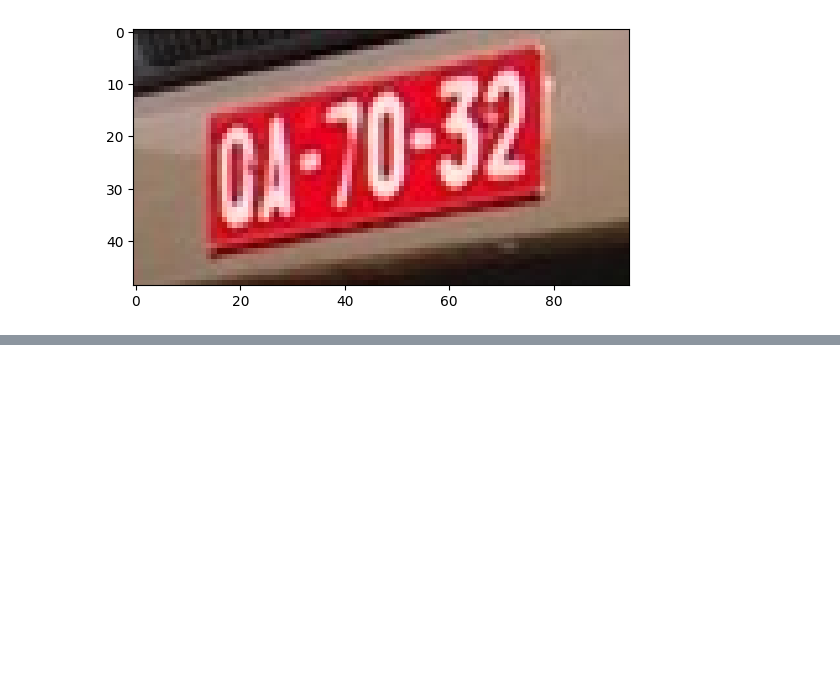
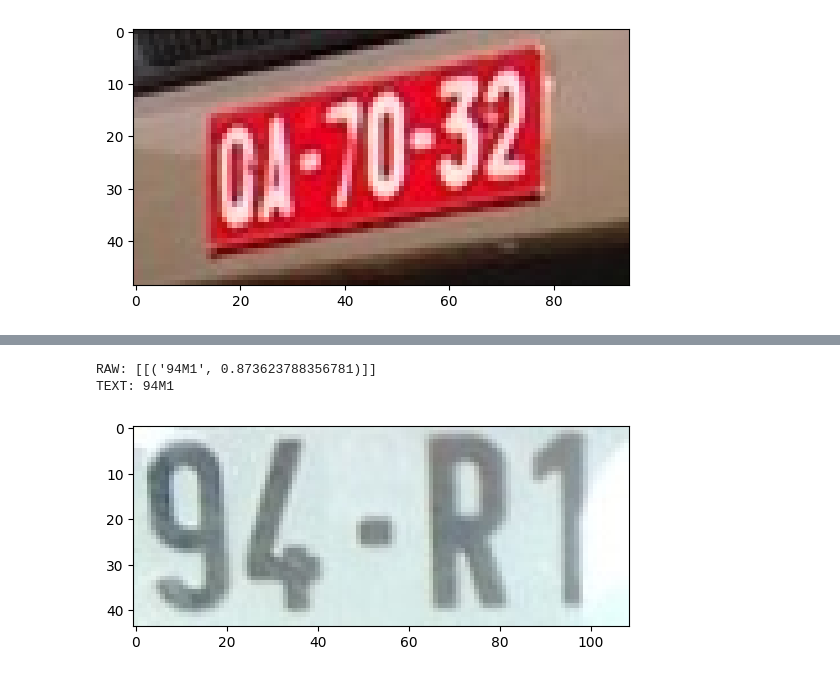
Before and after one commit to LucPac/Edge_AI_for_Vehicle_Monitoring, a Jupyter notebook: experiments/runs/runCRNN_paddle_scratch_mv3large_none_bilstm_ctc.ipynb, the cells around one changed output, grey strips where cells are left out. Cells and saved outputs as stored; diff of their text form; code cells hidden in the pictures; blank space fills up the shorter version.

Commit message:
update run mv3large

```diff
--- a/experiments/runs/runCRNN_paddle_scratch_mv3large_none_bilstm_ctc.ipynb
+++ b/experiments/runs/runCRNN_paddle_scratch_mv3large_none_bilstm_ctc.ipynb
@@ -148,0 +153,37 @@ TEXT: 0A7032
+# %%
+from paddleocr import PaddleOCR
+import matplotlib.pyplot as plt
+from PIL import Image
+
+IMG_PATH_mv3 = "experiments/runs/img_runs/plate_09982_1.jpg"
+MODEL_DIR_mv3 = "experiments/models/crnn/trainCRNN_paddle_scratch_mv3large_none_bilstm_ctc/export_model"
+DICT_DIR_mv3 = "experiments/models/crnn/trainCRNN_paddle_scratch_mv3large_none_bilstm_ctc/plate_dict.txt"
+
+ocr_mv3 = PaddleOCR(
+    det=False,
+    cls=False,
+    rec_model_dir=MODEL_DIR_mv3,
+    rec_char_dict_path=DICT_DIR_mv3,
+    #ocr_version="PP-OCRv3",
+    #lang="latin",
+    rec_algorithm="CRNN",
+    use_space_char=False,
+    enable_mkldnn=False,
+    rec_image_shape="3, 32, 320",
+    use_angle_cls=False,
+    use_gpu=False,
+    show_log=False
+)
+
+result = ocr_mv3.ocr(IMG_PATH_mv3, det=False, cls=False)
+
+print("RAW:", result)
+if result and result[0]:
+    print("TEXT:", result[0][0][0])
+
+plt.imshow(Image.open(IMG_PATH_mv3))
+plt.show()
+# %% [output]
+RAW: [[('94M1', 0.873623788356781)]]
+TEXT: 94M1
+[figure, added]
```
Also changed, not shown: parts of 1 cell of this notebook.
